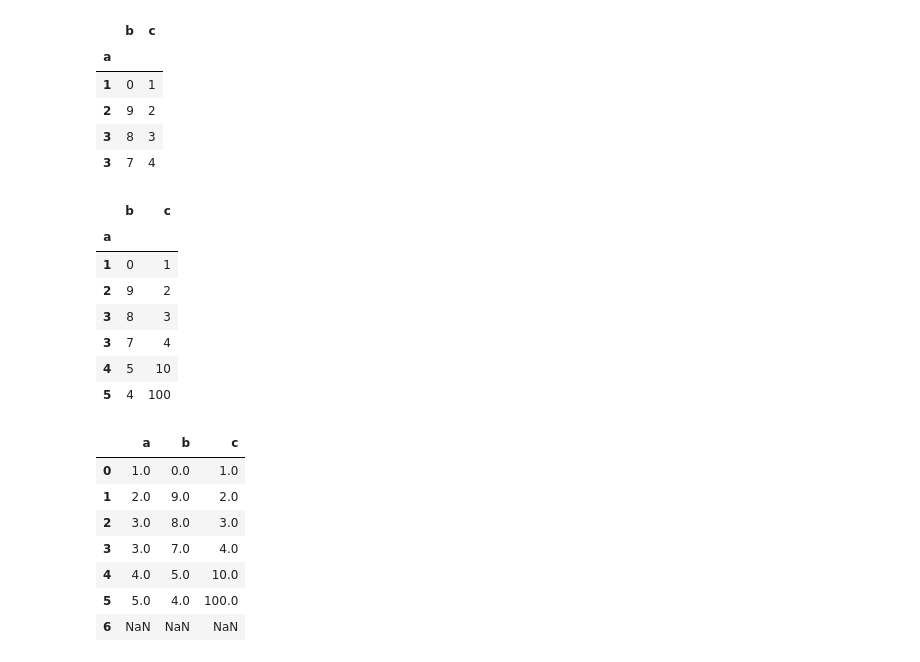
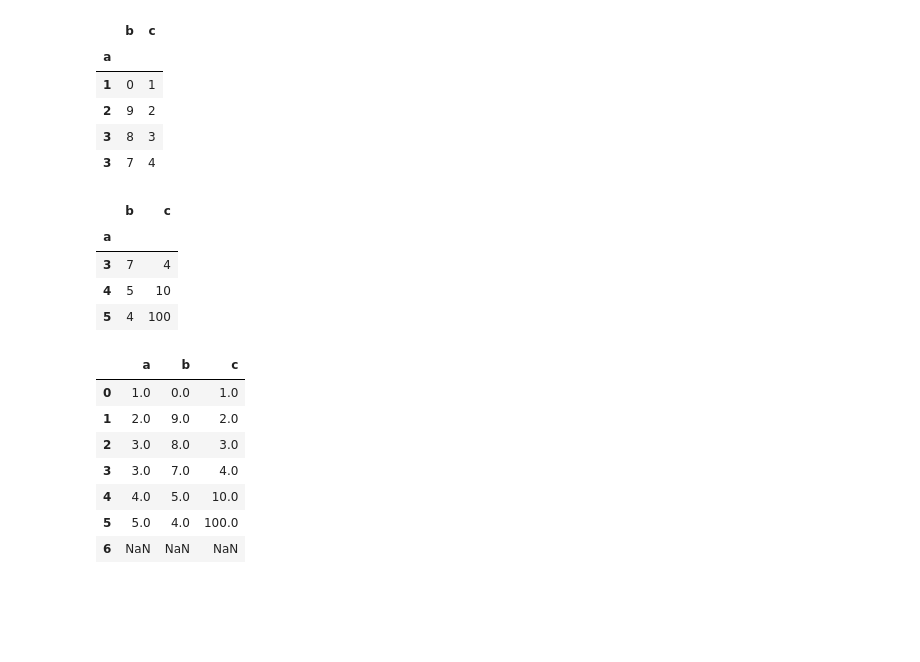
Before and after one commit to ganjiron/ganpython, a Jupyter notebook: jupyter/ch32.ipynb, the cells around one changed output. Drawn from its saved outputs; the diff is of its cells as text; code cells hidden in the pictures; blank space fills up the shorter version.

```diff
--- a/jupyter/ch32.ipynb
+++ b/jupyter/ch32.ipynb
@@ -160,13 +161,10 @@ df.loc[1:3]
 | 3 | 8 | 3 |
 | 3 | 7 | 4 |
 # %%
-df
+df.iloc[-3:]
 # %% [output]
 |  | b | c |
 | a |  |  |
-| 1 | 0 | 1 |
-| 2 | 9 | 2 |
-| 3 | 8 | 3 |
 | 3 | 7 | 4 |
 | 4 | 5 | 10 |
 | 5 | 4 | 100 |
```
Also changed, not shown: parts of 4 cells of this notebook, 3 other files.
